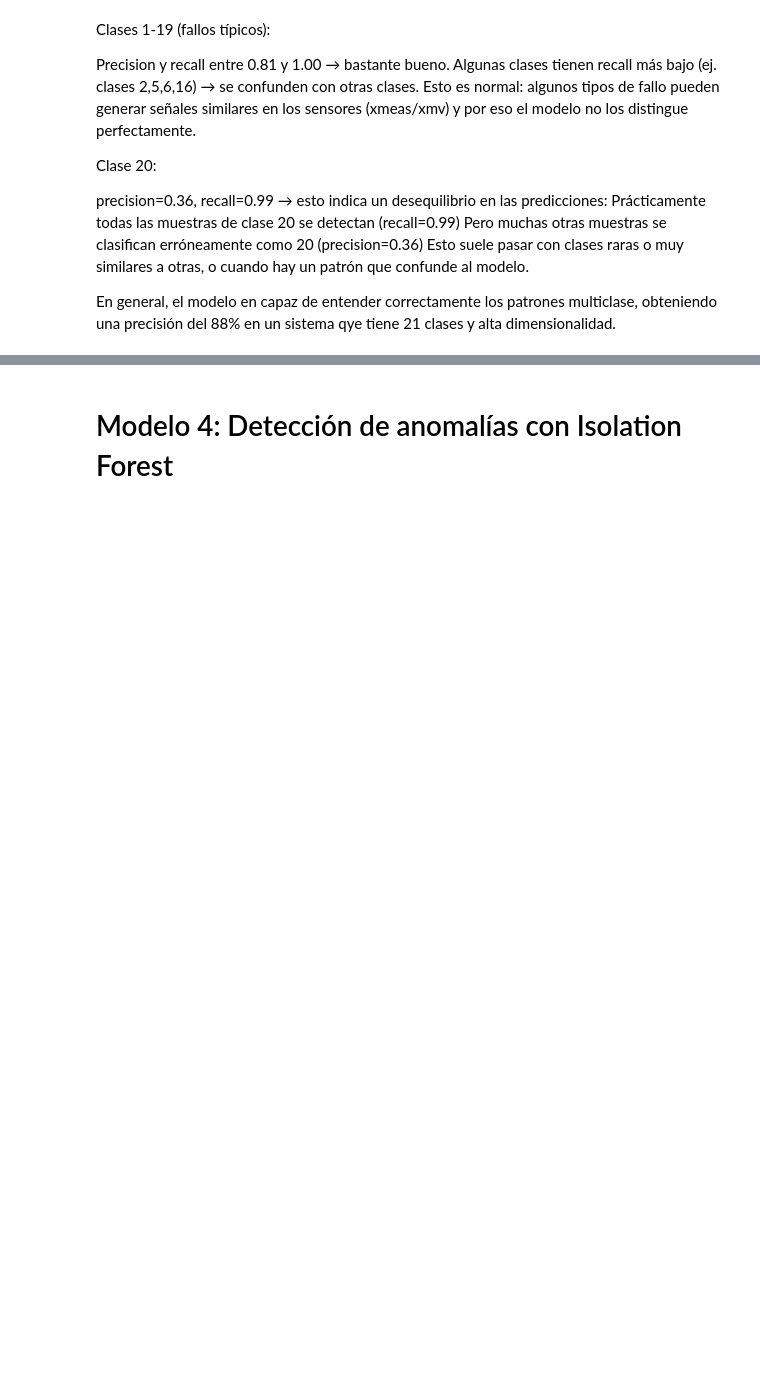
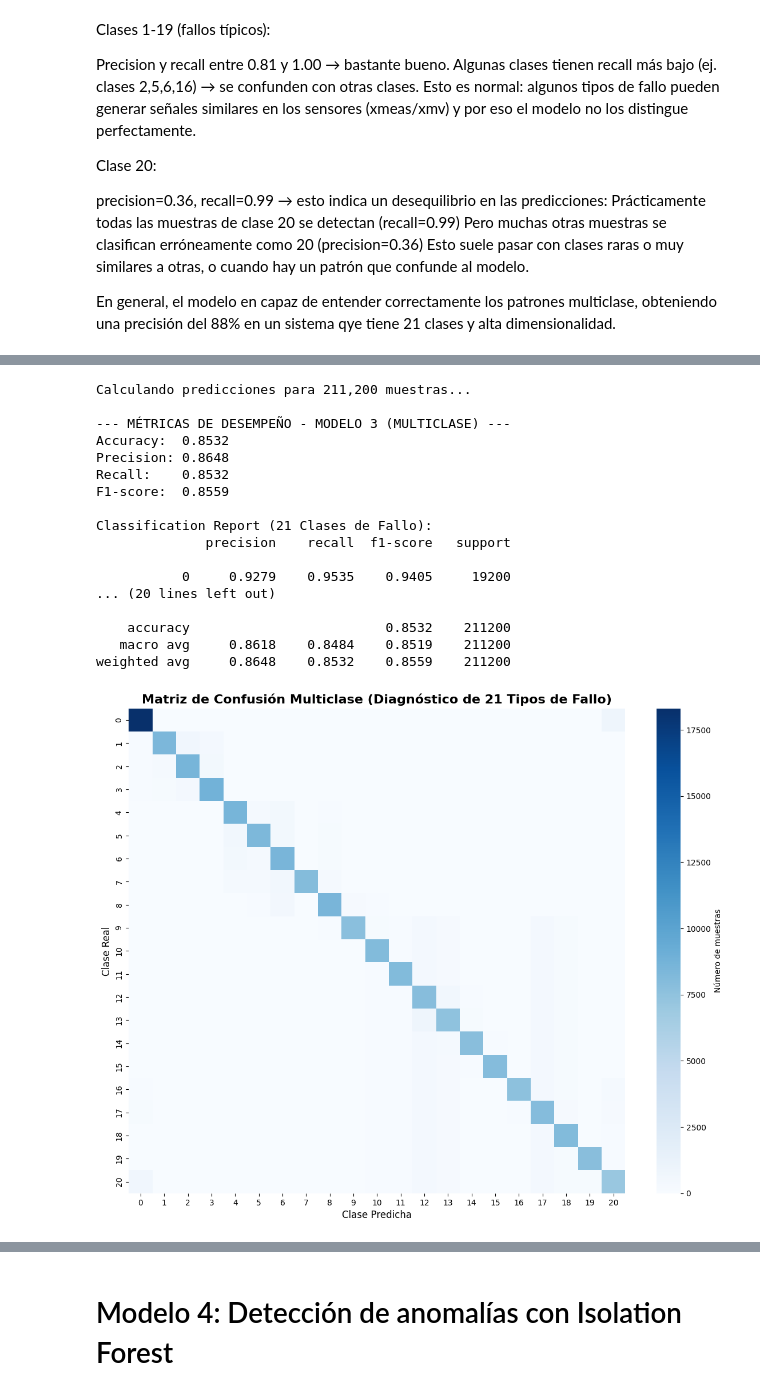
Before and after one commit to AlbaDelgadoO/proyecto_analitica, a Jupyter notebook: Modelos.ipynb, the cells around one changed output, grey strips where cells are left out. Saved outputs shown, nothing was run; the diff lists cells and outputs as text; code cells hidden in the pictures; blank space fills up the shorter version.

```diff
--- a/Modelos.ipynb
+++ b/Modelos.ipynb
@@ -627,0 +672,66 @@ En general, el modelo en capaz de entender correctamente los patrones multiclase
+# %%
+# ==============================================================================
+# MODELO 3: EVALUACIÓN Y ANÁLISIS DE RESULTADOS
+# ==============================================================================
+import seaborn as sns
+import matplotlib.pyplot as plt
+
+# 1. Preparación de datos de test
+df_test = pd.read_csv("DatasetProcesado/TEP_features_test.csv")
+X_test_red = df_test[top_features].astype(np.float32)
+y_test = df_test["faultNumber"]
+
+# Transformar usando el scaler que aprendió del entrenamiento del Modelo 3
+X_test_scaled = scaler3.transform(X_test_red)
+
+# 2. Predicciones
+print("Calculando predicciones para 211,200 muestras...")
+y_pred3 = model3.predict(X_test_scaled)
+
+# 3. Impresión de métricas
+print("\n--- MÉTRICAS DE DESEMPEÑO - MODELO 3 (MULTICLASE) ---")
+print(f"Accuracy:  {accuracy_score(y_test, y_pred3):.4f}")
+print(f"Precision: {precision_score(y_test, y_pred3, average='weighted', zero_division=0):.4f}")
+print(f"Recall:    {recall_score(y_test, y_pred3, average='weighted', zero_division=0):.4f}")
+print(f"F1-score:  {f1_score(y_test, y_pred3, average='weighted', zero_division=0):.4f}")
+
+# 4. Reporte detallado por clase
+print("\nClassification Report (21 Clases de Fallo):")
+print(classification_report(y_test, y_pred3, digits=4))
+
+# 5. Visualización de la Matriz de Confusión (Azul Clarito a Azul Oscuro)
+cm = confusion_matrix(y_test, y_pred3)
+plt.figure(figsize=(14, 11))
+
+# Usamos cmap='Blues' para la escala solicitada
+sns.heatmap(
+    cm,
+    annot=False,
+    cmap='Blues',
+    fmt='d',
+    cbar_kws={'label': 'Número de muestras'}
+)
+
+plt.title("Matriz de Confusión Multiclase (Diagnóstico de 21 Tipos de Fallo)", fontsize=16, fontweight='bold')
+plt.xlabel("Clase Predicha", fontsize=12)
+plt.ylabel("Clase Real", fontsize=12)
+plt.show()
+# %% [output]
+Calculando predicciones para 211,200 muestras...
+
+--- MÉTRICAS DE DESEMPEÑO - MODELO 3 (MULTICLASE) ---
+Accuracy:  0.8532
+Precision: 0.8648
+Recall:    0.8532
+F1-score:  0.8559
+
+Classification Report (21 Clases de Fallo):
+              precision    recall  f1-score   support
+
+           0     0.9279    0.9535    0.9405     19200
+... (20 lines left out)
+
+    accuracy                         0.8532    211200
+   macro avg     0.8618    0.8484    0.8519    211200
+weighted avg     0.8648    0.8532    0.8559    211200
+[figure, added]
```
Also changed, not shown: parts of 28 cells of this notebook, 5 other files.
